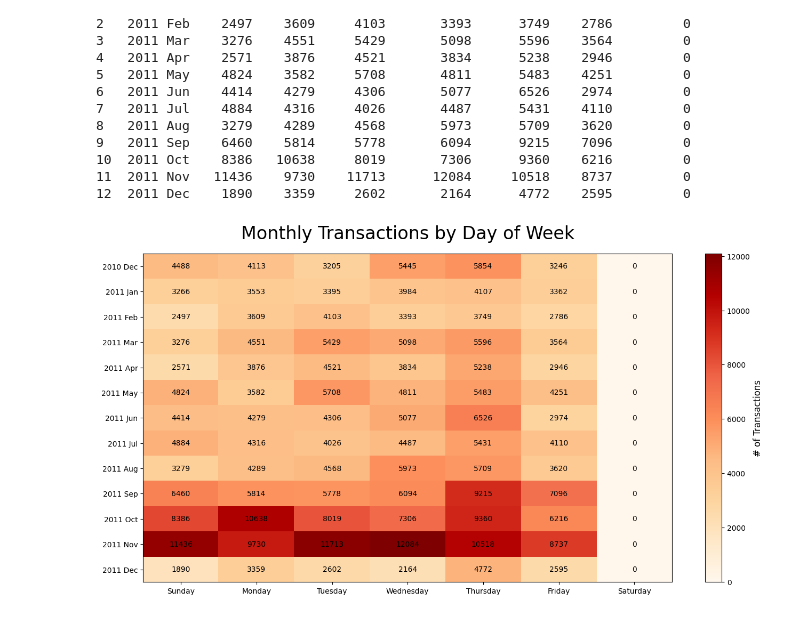
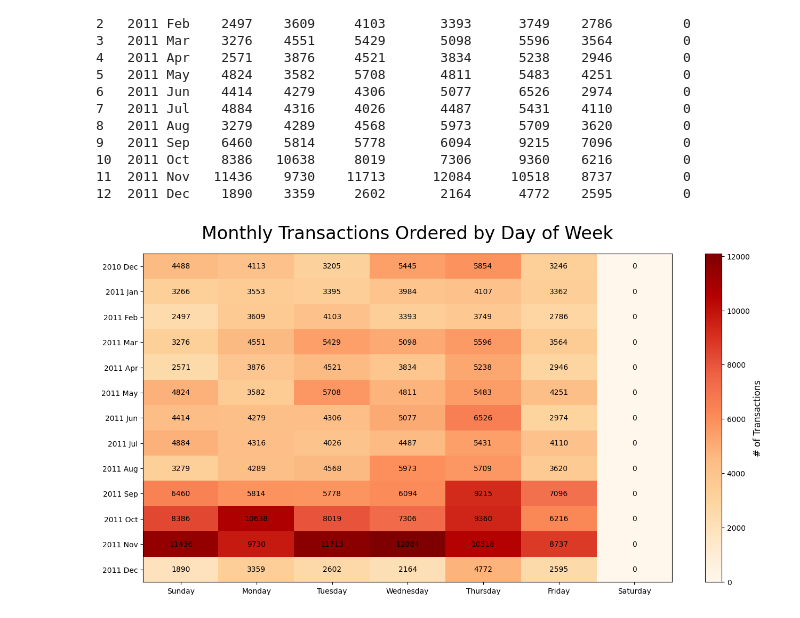
Before and after one commit to rymatata/coursera-exploratory-data-analysis, a Jupyter notebook: Notebooks/online_retail.ipynb, the cells around one changed output. Cells and saved outputs as stored; diff of their text form; code cells hidden in the pictures.

Commit message:
Monthly Transactions Ordered by Day of Week graph and results

```diff
--- a/Notebooks/online_retail.ipynb
+++ b/Notebooks/online_retail.ipynb
@@ -668,32 +668,32 @@ im = ax.imshow(monthly_days_of_week_transactions[days_of_week].values,
                aspect='auto', # Extract only the numeric harvest data, dropping the 'Month' column
                cmap='OrRd') # Setting colors for heatmap
 
 # Show all ticks and label them with the respective list entries
 ax.set_xticks(range(len(days_of_week)),
               labels=days_of_week,
               fontsize=10)
 ax.set_yticks(range(len(months)),
               labels=months,
               fontsize=10)
 
 # Loop over data dimensions and create text annotations
 for i in range(len(months)):
     for j in range(len(days_of_week)):
         text = ax.text(j,
                        i,
                        monthly_days_of_week_transactions[days_of_week].values[i, j],
                        ha="center",
                        va="center",
                        color="black",
                        fontsize=10)
 
 # Add colorbar for heatmap
 cbar = fig.colorbar(im, ax=ax)
 cbar.set_label('# of Transactions', fontsize=12)
 
-ax.set_title("Monthly Transactions by Day of Week",
+ax.set_title("Monthly Transactions Ordered by Day of Week",
              pad=20,
              fontsize=24)
 plt.show()
 # %% [output]
-[figure, old version]
+[figure, new version]
```
Also changed, not shown: parts of 2 cells of this notebook.
